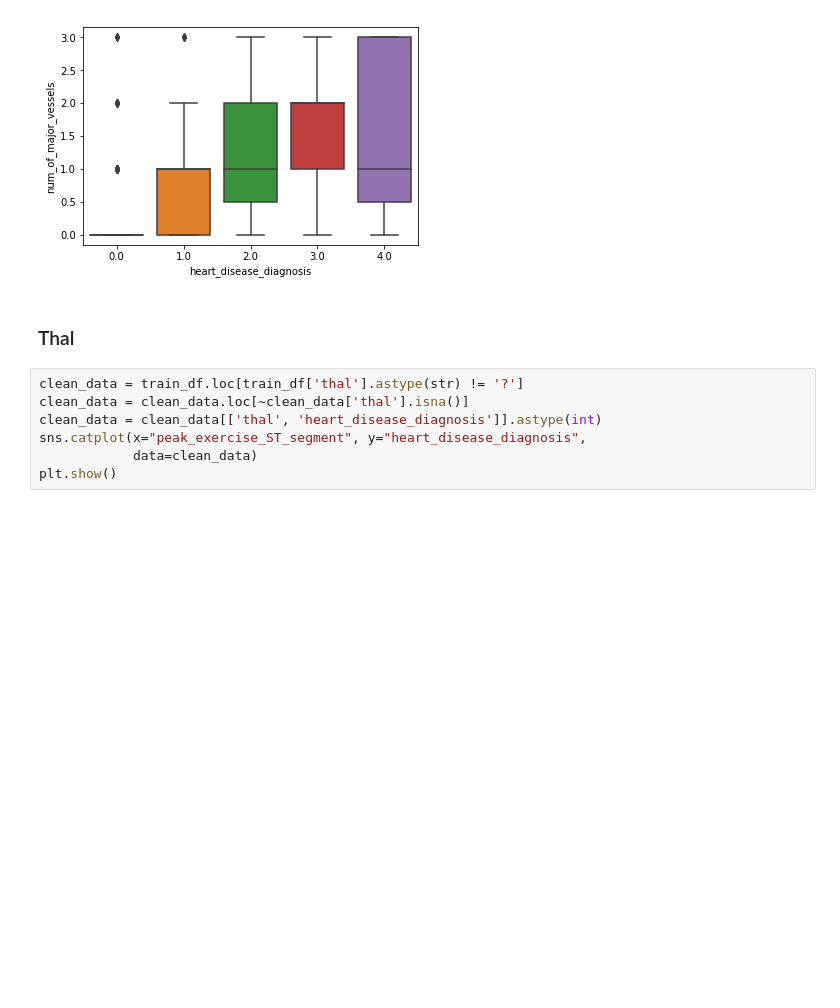
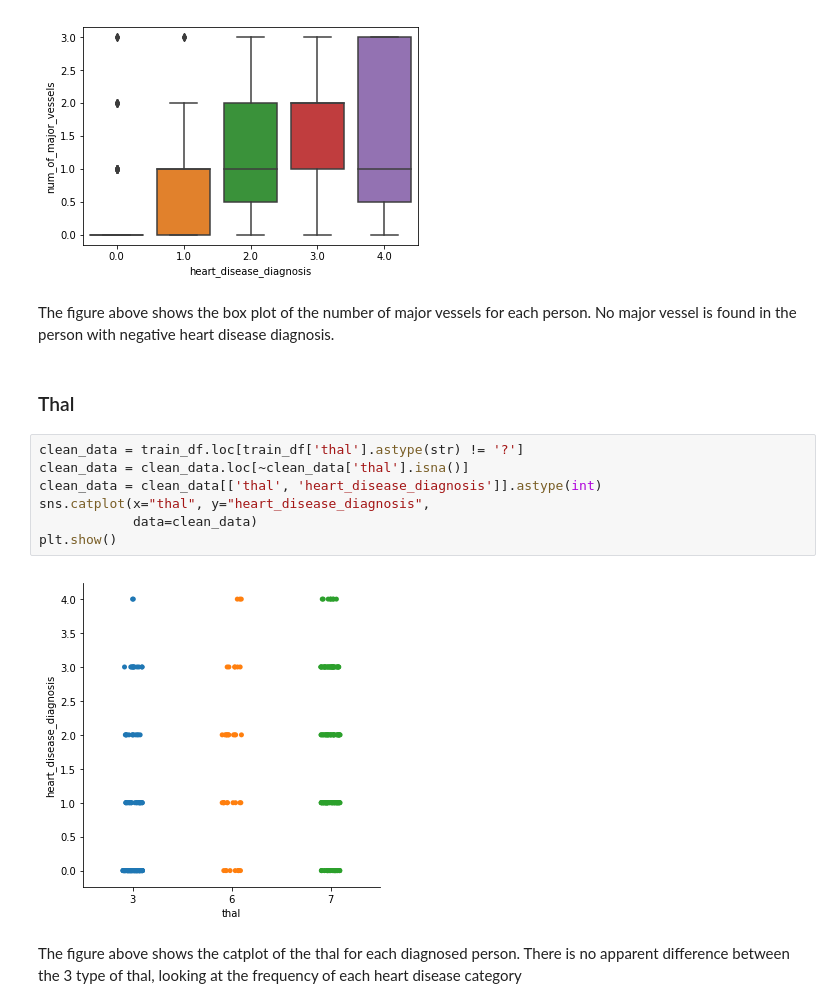
Before and after one commit to diwangs/IF3170_heart-disease-classification, a Jupyter notebook: notebooks/1. Exploratory Data Analysis.ipynb, the cells around one changed output. Cells and saved outputs as stored; diff of their text form; blank space fills up the shorter version.

```diff
--- a/notebooks/1. Exploratory Data Analysis.ipynb
+++ b/notebooks/1. Exploratory Data Analysis.ipynb
@@ -286,12 +313,18 @@ sns.boxplot(x="heart_disease_diagnosis", y="num_of_major_vessels",
 plt.show()
 # %% [output]
 [figure]
+# %% [markdown]
+The figure above shows the box plot of the number of major vessels for each person. No major vessel is found in the person with negative heart disease diagnosis.
 # %% [markdown]
 ### Thal
 # %%
 clean_data = train_df.loc[train_df['thal'].astype(str) != '?']
 clean_data = clean_data.loc[~clean_data['thal'].isna()]
 clean_data = clean_data[['thal', 'heart_disease_diagnosis']].astype(int)
-sns.catplot(x="peak_exercise_ST_segment", y="heart_disease_diagnosis",
+sns.catplot(x="thal", y="heart_disease_diagnosis",
             data=clean_data)
 plt.show()
+# %% [output]
+[figure, added]
+# %% [markdown]
+The figure above shows the catplot of the thal for each diagnosed person. There is no apparent difference between the 3 type of thal, looking at the frequency of each heart disease category
```
Also changed, not shown: parts of 20 cells of this notebook.
